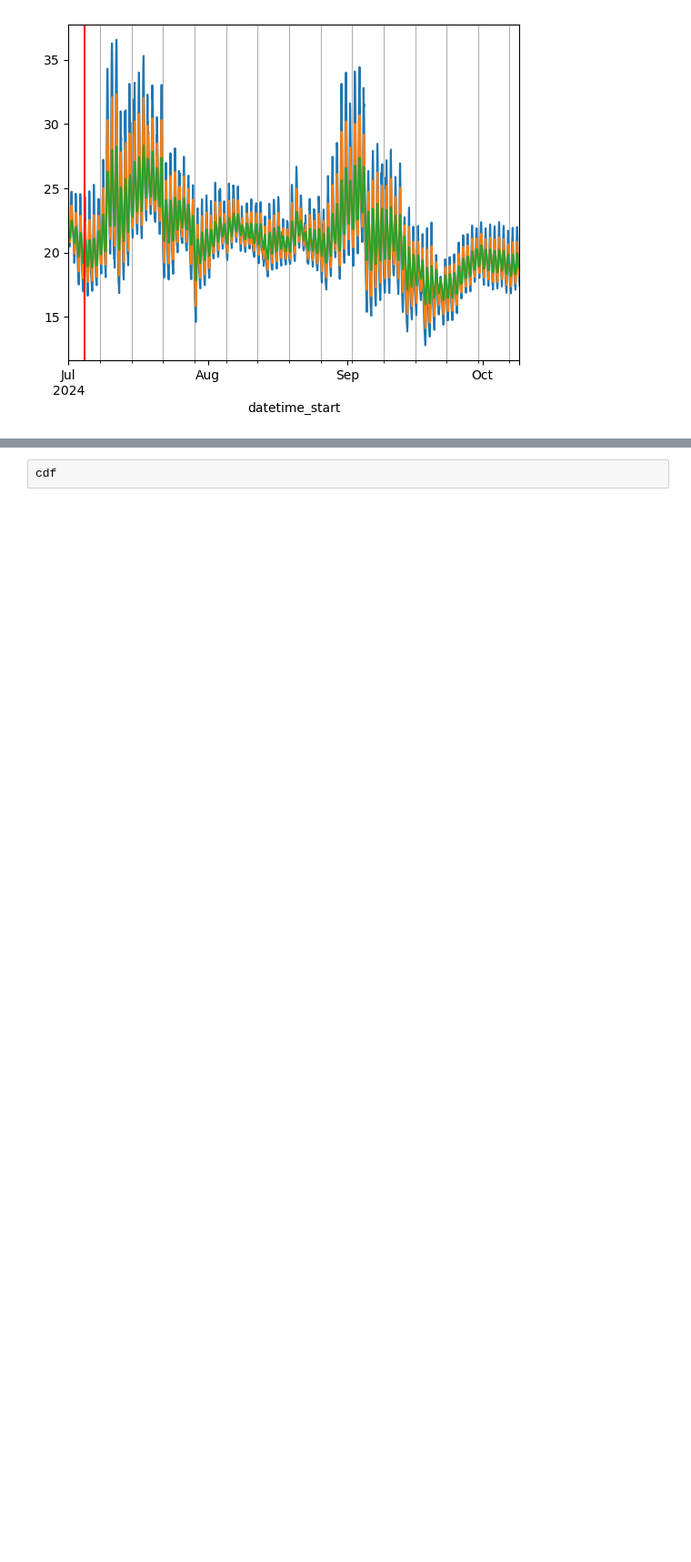
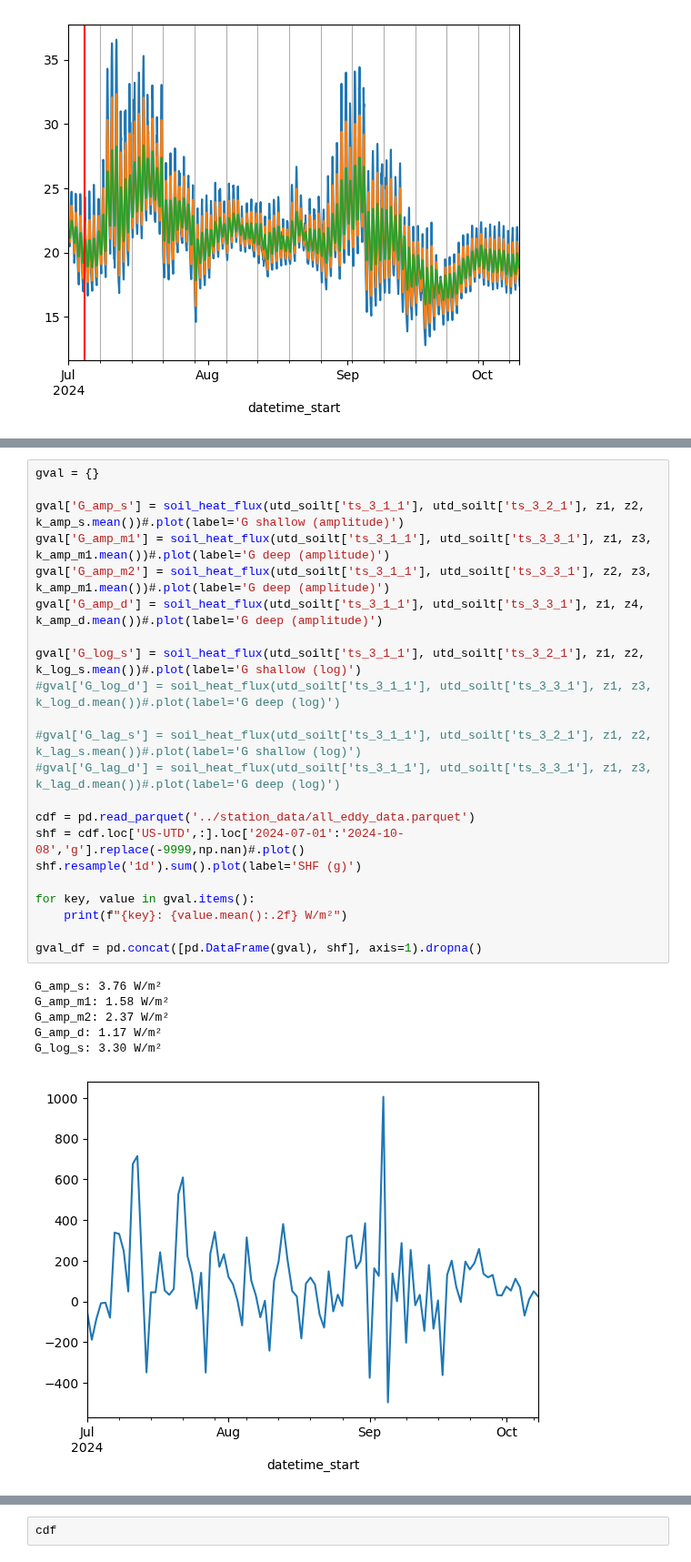
Before and after one commit to utah-geological-survey/MicroMet, a Jupyter notebook: Notebooks/soil_props.ipynb, the cells around one changed output, grey strips where cells are left out. Shown at 91% size. Cells and saved outputs as stored; diff of their text form; blank space fills up the shorter version.

```diff
--- a/Notebooks/soil_props.ipynb
+++ b/Notebooks/soil_props.ipynb
@@ -125,0 +260,29 @@ alpha_lag
+# %%
+gval = {}
+
+gval['G_amp_s'] = soil_heat_flux(utd_soilt['ts_3_1_1'], utd_soilt['ts_3_2_1'], z1, z2, k_amp_s.mean())#.plot(label='G shallow (amplitude)')
+gval['G_amp_m1'] = soil_heat_flux(utd_soilt['ts_3_1_1'], utd_soilt['ts_3_3_1'], z1, z3, k_amp_m1.mean())#.plot(label='G deep (amplitude)')
+gval['G_amp_m2'] = soil_heat_flux(utd_soilt['ts_3_1_1'], utd_soilt['ts_3_3_1'], z2, z3, k_amp_m1.mean())#.plot(label='G deep (amplitude)')
+gval['G_amp_d'] = soil_heat_flux(utd_soilt['ts_3_1_1'], utd_soilt['ts_3_3_1'], z1, z4, k_amp_d.mean())#.plot(label='G deep (amplitude)')
+
+gval['G_log_s'] = soil_heat_flux(utd_soilt['ts_3_1_1'], utd_soilt['ts_3_2_1'], z1, z2, k_log_s.mean())#.plot(label='G shallow (log)')
+#gval['G_log_d'] = soil_heat_flux(utd_soilt['ts_3_1_1'], utd_soilt['ts_3_3_1'], z1, z3, k_log_d.mean())#.plot(label='G deep (log)')
+
+#gval['G_lag_s'] = soil_heat_flux(utd_soilt['ts_3_1_1'], utd_soilt['ts_3_2_1'], z1, z2, k_lag_s.mean())#.plot(label='G shallow (log)')
+#gval['G_lag_d'] = soil_heat_flux(utd_soilt['ts_3_1_1'], utd_soilt['ts_3_3_1'], z1, z3, k_lag_d.mean())#.plot(label='G deep (log)')
+
+cdf = pd.read_parquet('../station_data/all_eddy_data.parquet')
+shf = cdf.loc['US-UTD',:].loc['2024-07-01':'2024-10-08','g'].replace(-9999,np.nan)#.plot()
+shf.resample('1d').sum().plot(label='SHF (g)')
+
+for key, value in gval.items():
+    print(f"{key}: {value.mean():.2f} W/m²")
+
+gval_df = pd.concat([pd.DataFrame(gval), shf], axis=1).dropna()
+# %% [output]
+G_amp_s: 3.76 W/m²
+G_amp_m1: 1.58 W/m²
+G_amp_m2: 2.37 W/m²
+G_amp_d: 1.17 W/m²
+G_log_s: 3.30 W/m²
+[figure, added]
```
Also changed, not shown: parts of 18 cells of this notebook, 1 other file.
